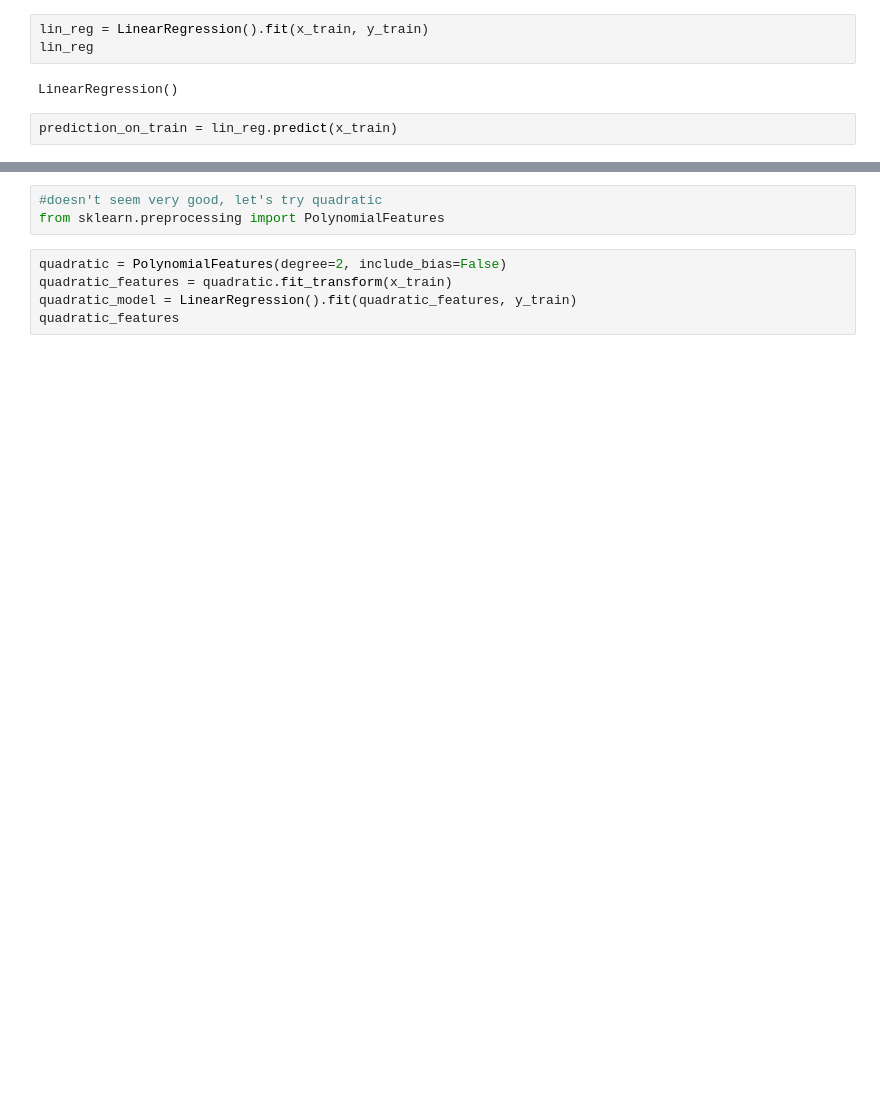
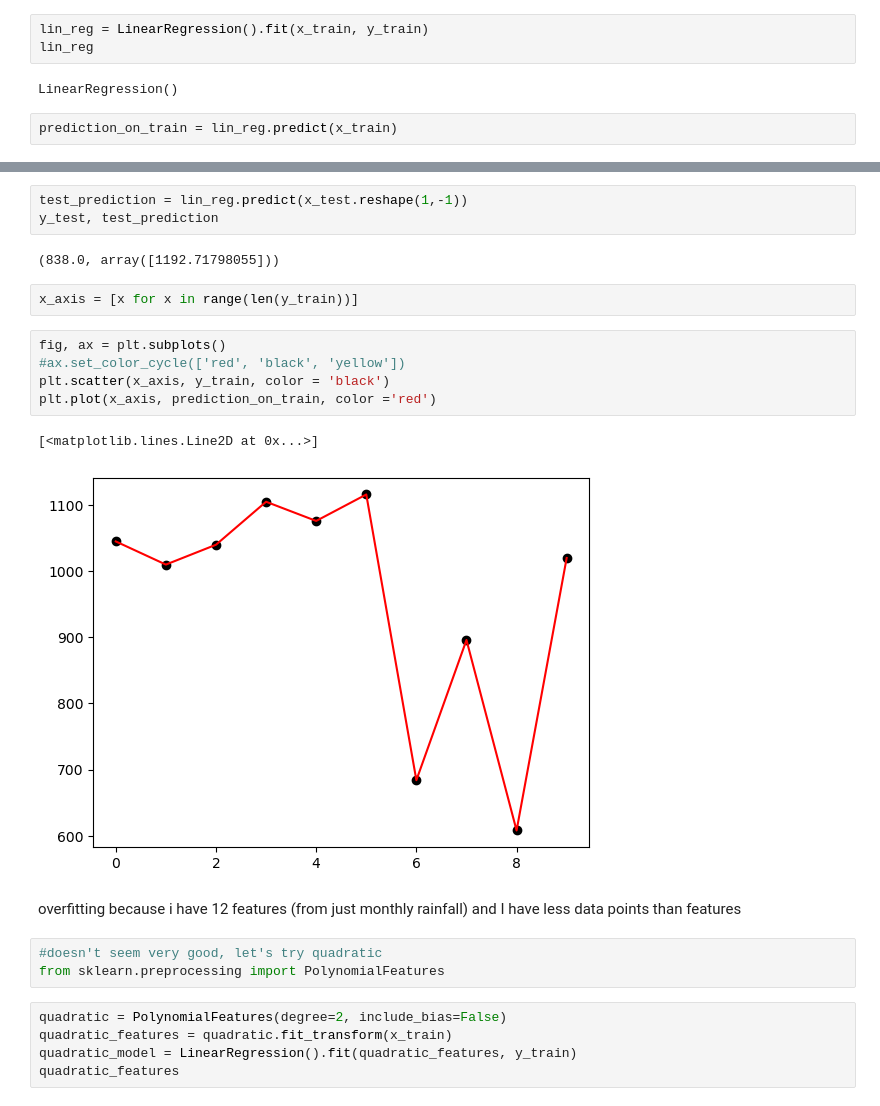
Before and after one commit to ken-neth-wang/crop-insurance, a Jupyter notebook: univariate_sim.ipynb, the cells around one changed output, grey strips where cells are left out. Drawn from its saved outputs; the diff is of its cells as text; blank space fills up the shorter version.

```diff
--- a/univariate_sim.ipynb
+++ b/univariate_sim.ipynb
@@ -277,3 +370,20 @@ plt.plot(x_train, prediction_on_train)
+# %%
+test_prediction = lin_reg.predict(x_test.reshape(1,-1))
+y_test, test_prediction
+# %% [output]
+(838.0, array([1192.71798055]))
+# %%
+x_axis = [x for x in range(len(y_train))]
+# %%
+fig, ax = plt.subplots()
+#ax.set_color_cycle(['red', 'black', 'yellow'])
+plt.scatter(x_axis, y_train, color = 'black')
+plt.plot(x_axis, prediction_on_train, color ='red')
+# %% [output]
+[<matplotlib.lines.Line2D at 0x...>]
+[figure, added]
+# %% [markdown]
+overfitting because i have 12 features (from just monthly rainfall) and I have less data points than features
 # %%
 #doesn't seem very good, let's try quadratic
 from sklearn.preprocessing import PolynomialFeatures
```
Also changed, not shown: parts of 33 cells of this notebook, 2 other files.
